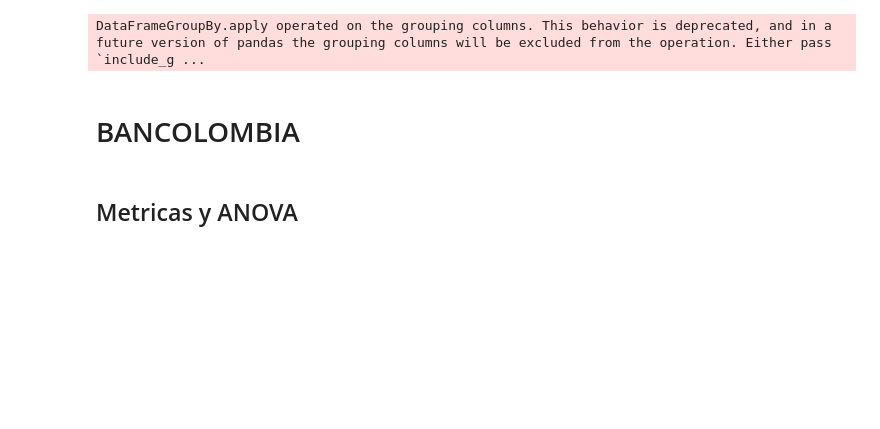
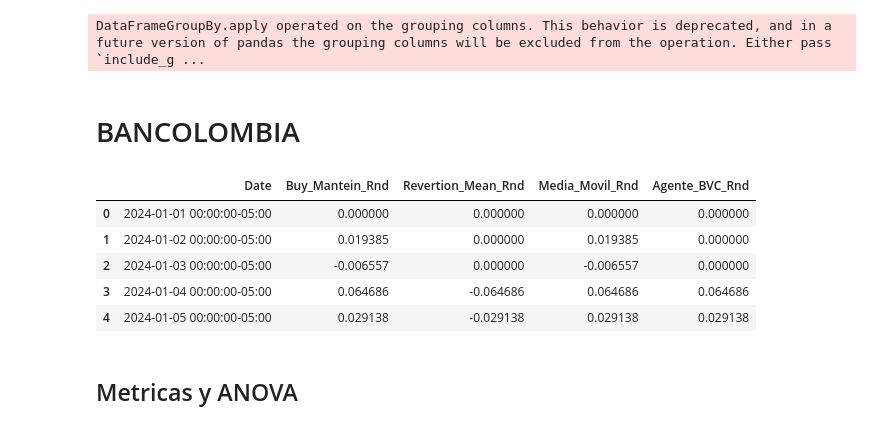
Before and after one commit to julianbarreto10/Agente_Reomendaciones_BVC, a Jupyter notebook: analisis_resultados.ipynb, the cells around one changed output. Saved outputs shown, nothing was run; the diff lists cells and outputs as text; code cells hidden in the pictures; blank space fills up the shorter version.

```diff
--- a/analisis_resultados.ipynb
+++ b/analisis_resultados.ipynb
@@ -185,10 +185,17 @@ DataFrameGroupBy.apply operated on the grouping columns. This behavior is deprec
 # %% [markdown]
 # BANCOLOMBIA
 # %%
-indice_referencia = "NUTRESA.CL"
+indice_referencia = "PFBCOLOM.CL"
 df_indice = pd.read_csv(f"{indice_referencia}/stock_sugerencias.csv")
 df_indice=df_indice.loc[: ,["Date","Buy_Mantein_Rnd","Revertion_Mean_Rnd","Media_Movil_Rnd","Agente_BVC_Rnd"]]
 df_indice.head(5)
+# %% [output]
+|  | Date | Buy_Mantein_Rnd | Revertion_Mean_Rnd | Media_Movil_Rnd | Agente_BVC_Rnd |
+| 0 | 2024-01-01 00:00:00-05:00 | 0.000000 | 0.000000 | 0.000000 | 0.000000 |
+| 1 | 2024-01-02 00:00:00-05:00 | 0.019385 | 0.000000 | 0.019385 | 0.000000 |
+| 2 | 2024-01-03 00:00:00-05:00 | -0.006557 | 0.000000 | -0.006557 | 0.000000 |
+| 3 | 2024-01-04 00:00:00-05:00 | 0.064686 | -0.064686 | 0.064686 | 0.064686 |
+| 4 | 2024-01-05 00:00:00-05:00 | 0.029138 | -0.029138 | 0.029138 | 0.029138 |
 # %% [markdown]
 ## Metricas y ANOVA
 # %%
```
Also changed, not shown: parts of 2 cells of this notebook, 29 other files.
